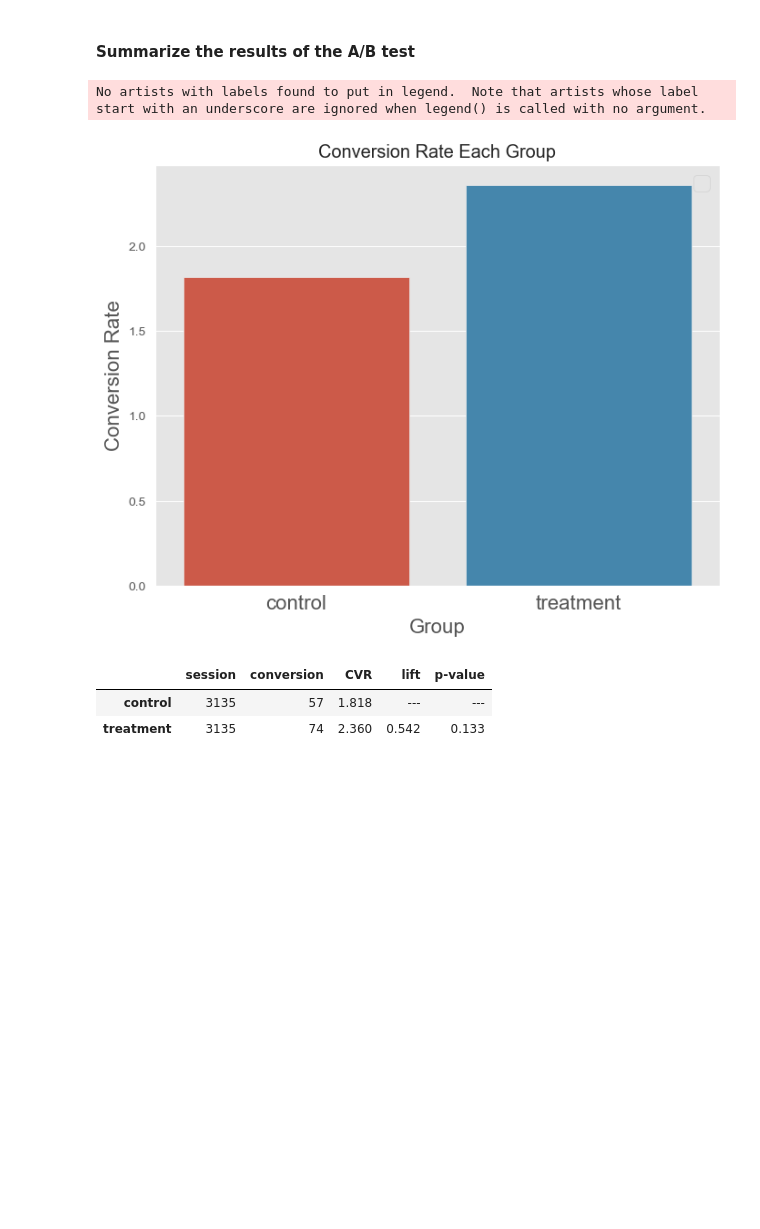
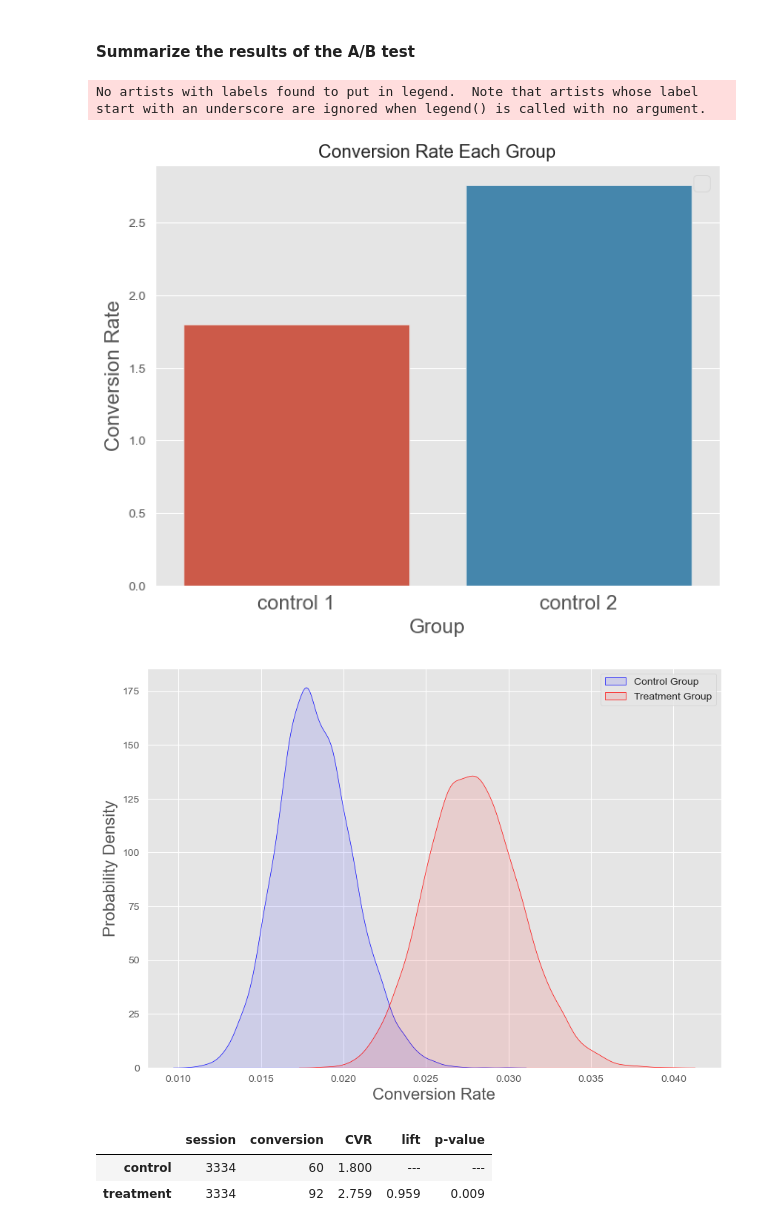
Before and after one commit to akhmadtaufik/project-ab-test, a Jupyter notebook: project.ipynb, the cells around one changed output. Cells and saved outputs as stored; diff of their text form; code cells hidden in the pictures; blank space fills up the shorter version.

Commit message:
update posterior

```diff
--- a/project.ipynb
+++ b/project.ipynb
@@ -911,7 +1075,7 @@ def sampling_data(
 control_df, treatment_df = sampling_data(
     data_control,
     data_treatment,
-    n_size=3135
+    n_size=min_sample_size
 )
 # %%
 # Display first 10 rows of control data
@@ -1046,0 +1430,24 @@ The treatment group has a 35% higher conversion rate than the control group. The
+# %%
+def generate_posterior(result: dict):
+    """Function to generate posterior distribution
+    from result of A/B test using beta distribution as prior
+
+    Args:
+        result (dict): Summary of metrics from A/B test
+
+    Returns:
+        posterior (numpy.ndarray) : Simulated posterior distribution
+    """
+    # Extract the number of trials and successes
+    n_trial = result['session']
+    n_success = result['conversion']
+    n_failure = n_trial - n_success
+
+    # Generate posterior distribution
+    posteriors = stats.beta.rvs(
+        a = n_success + 1,
+        b = n_failure + 1,
+        size = 10000
+    )
+
+    return posteriors
@@ -1046,0 +1456,4 @@ The treatment group has a 35% higher conversion rate than the control group. The
+# %%
+# Generate posterior results for control and treatment
+control_posterior = generate_posterior(control_res)
+treatment_posterior = generate_posterior(treatment_res)
@@ -1077,7 +1527,7 @@ def summarize_data(data: pd.DataFrame, n_size: int):
     treatment_res['lift'] = np.round(lift, 3) # round to 3 decimal places
 
     # 5. Calculate p-value
-    pval = calculate_pval(control_res, treatment_res)
+    pval = calculate_pval(control_res, treatment_res)[1]
     control_res['p-value'] = "---" # fill in the blank
     treatment_res['p-value'] = np.round(pval, 3) # round to 3 decimal places
 
@@ -1090,13 +1540,21 @@ def summarize_data(data: pd.DataFrame, n_size: int):
         index=['control', 'treatment']
     )
 
+    # 7. Generate posterior results for control and treatment
+    control_posterior = generate_posterior(control_res)
+    treatment_posterior = generate_posterior(treatment_res)
+
+    # 8. Visualize posterior distribution of control and treatment group
+    visualize_posterior_dist(control_posterior, treatment_posterior)
+
     return summary_df
 # %%
 # Summarize data for experiment result analysis
-summarize_data(ab_data, n_size=3135)
+summarize_data(ab_data, n_size=min_sample_size)
 # %% [output]
 No artists with labels found to put in legend.  Note that artists whose label start with an underscore are ignored when legend() is called with no argument.
-[figure, old version]
+[figure, new version]
+[figure, added]
 |  | session | conversion | CVR | lift | p-value |
-| control | 3135 | 57 | 1.818 | --- | --- |
-| treatment | 3135 | 74 | 2.360 | 0.542 | 0.133 |
+| control | 3334 | 60 | 1.800 | --- | --- |
+| treatment | 3334 | 92 | 2.759 | 0.959 | 0.009 |
```
Also changed, not shown: parts of 64 cells of this notebook.
